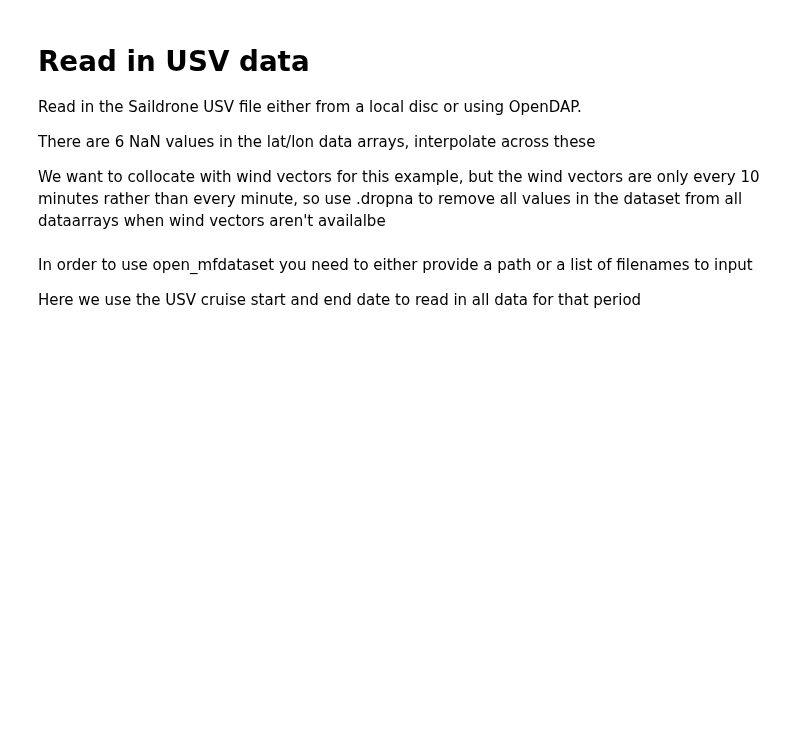
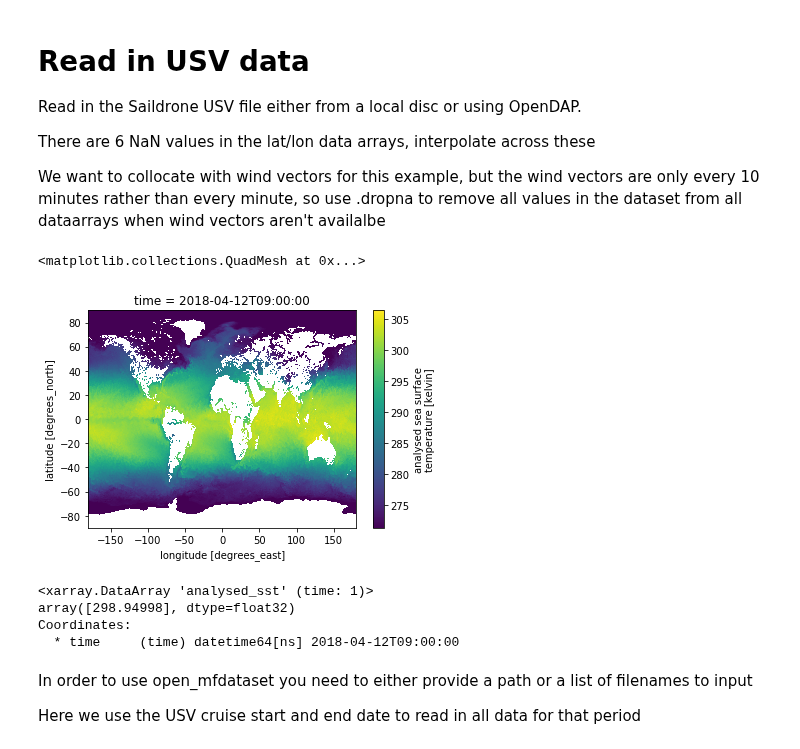
Before and after one commit to cgentemann/Saildrone, a Jupyter notebook: sat_collocation/Collocate_Saildrone_with_mur_sst.ipynb, the cells around one changed output. Saved outputs shown, nothing was run; the diff lists cells and outputs as text; code cells hidden in the pictures; blank space fills up the shorter version.

```diff
--- a/sat_collocation/Collocate_Saildrone_with_mur_sst.ipynb
+++ b/sat_collocation/Collocate_Saildrone_with_mur_sst.ipynb
@@ -24,6 +24,21 @@ Read in the Saildrone USV file either from a local disc or using OpenDAP.
 There are 6 NaN values in the lat/lon data arrays, interpolate across these
 
 We want to collocate with wind vectors for this example,  but the wind vectors are only every 10 minutes rather than every minute, so use .dropna to remove all values in the dataset from all dataarrays when wind vectors aren't availalbe
+# %%
+file,iexist=get_sat_filename(ds_usv.time[0])
+ds=xr.open_dataset(file)
+ds.analysed_sst.plot()
+tem=ds.analysed_sst.sel(lat=slice(10,20),lon=slice(-150,-140)).mean({'lat','lon'})
+# %% [output]
+<matplotlib.collections.QuadMesh at 0x...>
+[figure, added]
+# %%
+print(tem)
+# %% [output]
+<xarray.DataArray 'analysed_sst' (time: 1)>
+array([298.94998], dtype=float32)
+Coordinates:
+  * time     (time) datetime64[ns] 2018-04-12T09:00:00
 # %%
 filename_collocation_data = 'F:/data/cruise_data/saildrone/baja-2018/ccmp_collocation_data.nc'
 #filename_usv = 'https://podaac-opendap.jpl.nasa.gov/opendap/hyrax/allData/insitu/L2/saildrone/Baja/saildrone-gen_4-baja_2018-sd1002-20180411T180000-20180611T055959-1_minutes-v1.nc'
```
Also changed, not shown: 2 other files.
